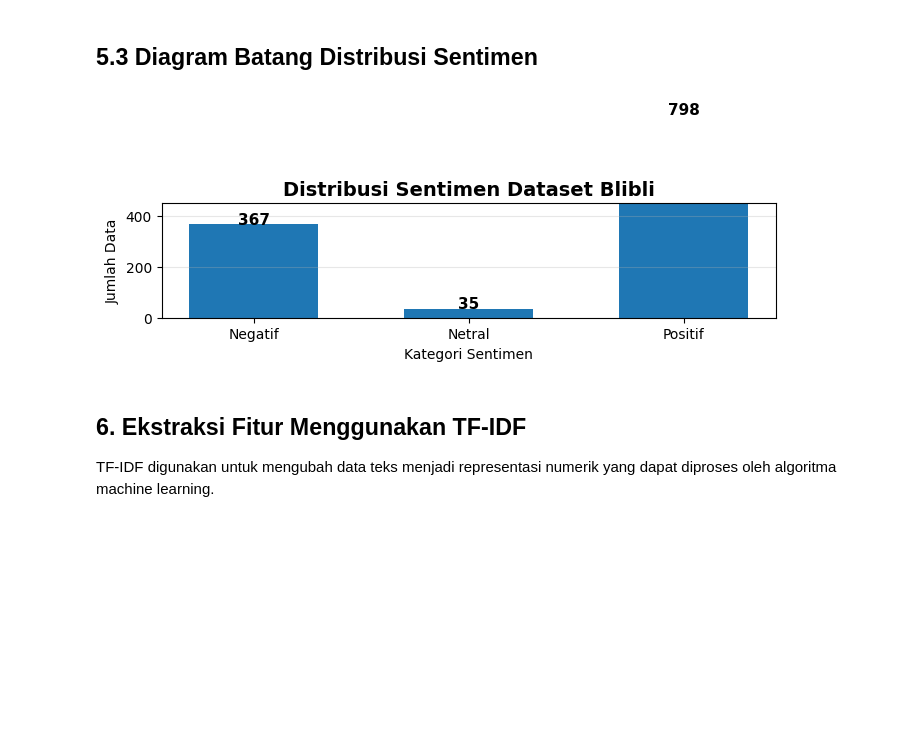
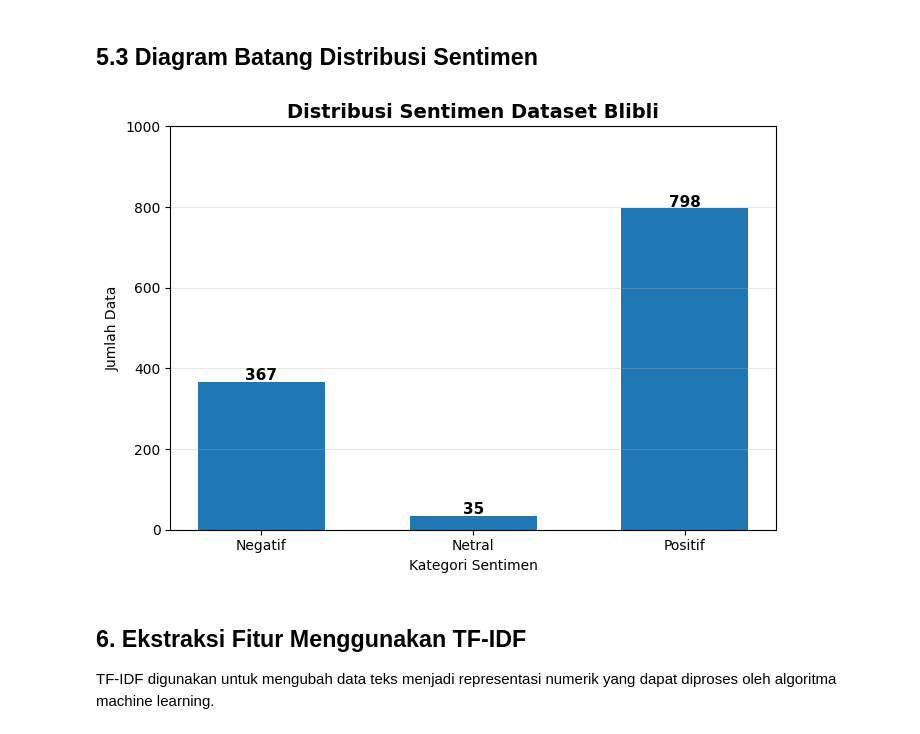
Before and after one commit to SiWahyu/Pemodelan-Sentimen-Blibli, a Jupyter notebook: Pemodelan_Sentimen_Blibli.ipynb, the cells around one changed output. Cells and saved outputs as stored; diff of their text form; code cells hidden in the pictures; blank space fills up the shorter version.

```diff
--- a/Pemodelan_Sentimen_Blibli.ipynb
+++ b/Pemodelan_Sentimen_Blibli.ipynb
@@ -189,35 +189,35 @@ sentiment_count = df['sentiment'].value_counts()
 
 sentiment_count = sentiment_count[['Negatif','Netral','Positif']]
 
 plt.figure(figsize=(7,5))
 
 bars = plt.bar(
     sentiment_count.index,
     sentiment_count.values,
     width=0.6
 )
 
 for bar in bars:
     plt.text(
         bar.get_x()+bar.get_width()/2,
         bar.get_height()+3,
         str(int(bar.get_height())),
         ha='center',
         fontsize=11,
         fontweight='bold'
     )
 
 plt.title("Distribusi Sentimen Dataset Blibli", fontsize=14, fontweight='bold')
 plt.xlabel("Kategori Sentimen")
 plt.ylabel("Jumlah Data")
-plt.ylim(0,450)
+plt.ylim(0,1000)
 
 plt.grid(axis='y', alpha=0.3)
 
 plt.tight_layout()
 plt.show()
 # %% [output]
-[figure, old version]
+[figure, new version]
 # %% [markdown]
 ## 6. Ekstraksi Fitur Menggunakan TF-IDF
 TF-IDF digunakan untuk mengubah data teks menjadi representasi numerik yang dapat diproses oleh algoritma machine learning.
```
Also changed, not shown: parts of 5 cells of this notebook.
